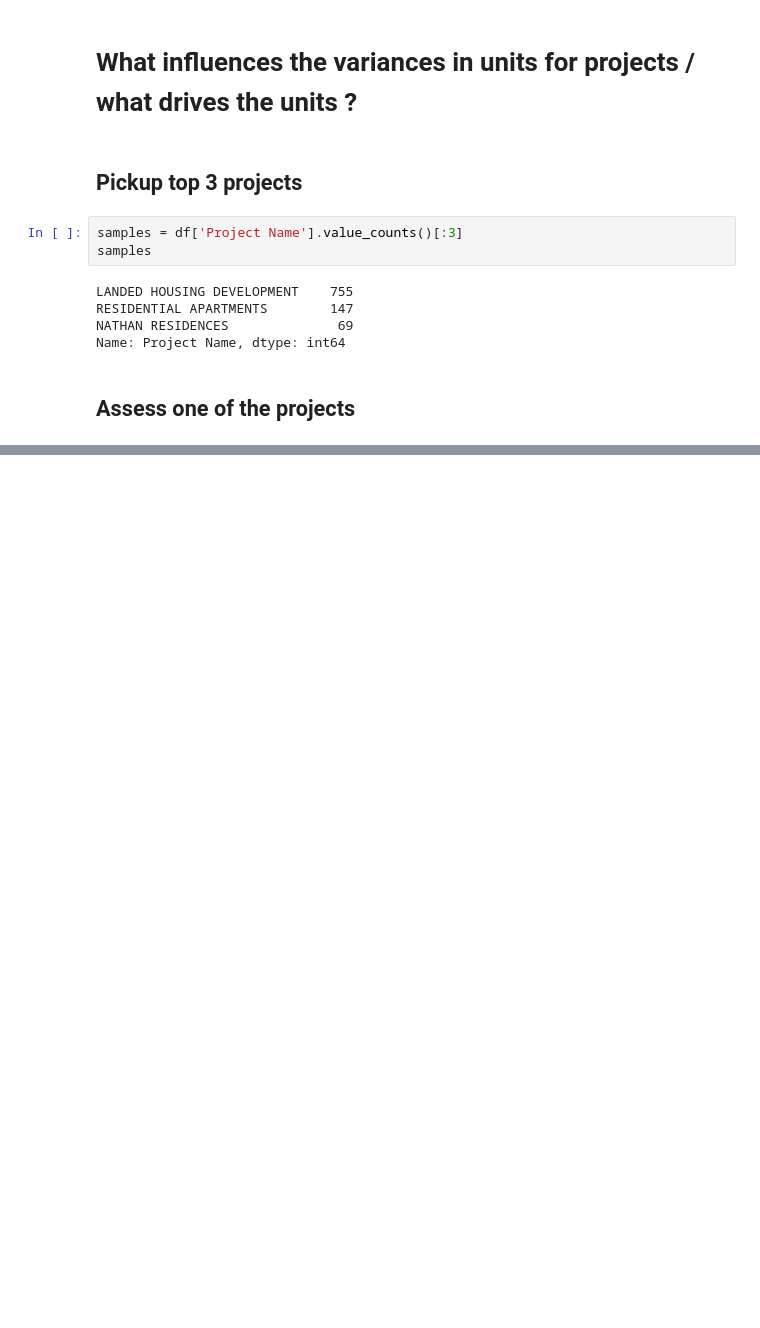
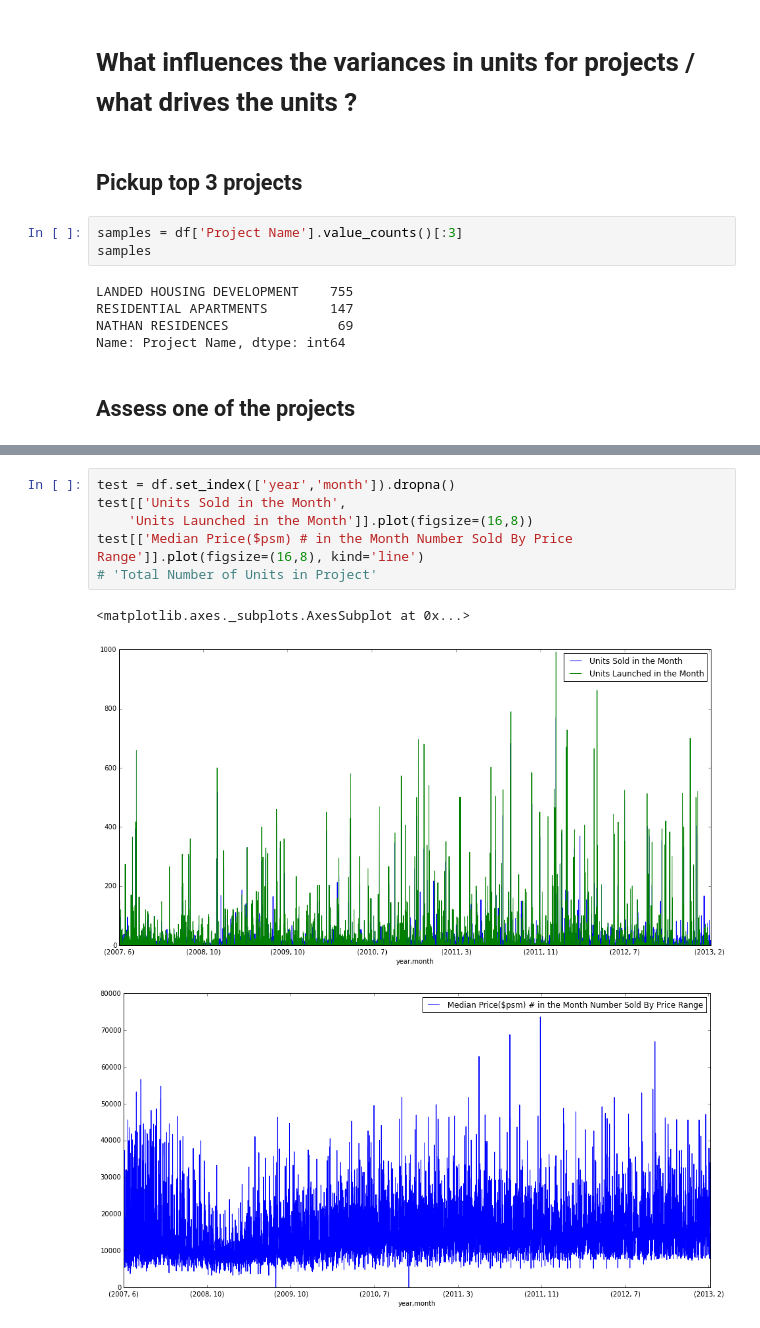
Before and after one commit to Devang-25/codeRiddles, a Jupyter notebook: gramener/property_singapore/prop_corr.ipynb, the cells around one changed output, grey strips where cells are left out. Drawn from its saved outputs; the diff is of its cells as text; blank space fills up the shorter version.

Commit message:
add graphs

```diff
--- a/gramener/property_singapore/prop_corr.ipynb
+++ b/gramener/property_singapore/prop_corr.ipynb
@@ -146,0 +161,10 @@ data[(data['Units Sold in the Month'] >= (data['Units Launched in the Month']/2)
+# %%
+test = df.set_index(['year','month']).dropna()
+test[['Units Sold in the Month',
+    'Units Launched in the Month']].plot(figsize=(16,8))
+test[['Median Price($psm) # in the Month Number Sold By Price Range']].plot(figsize=(16,8), kind='line')
+# 'Total Number of Units in Project'
+# %% [output]
+<matplotlib.axes._subplots.AxesSubplot at 0x...>
+[figure, added]
+[figure, added]
```
Also changed, not shown: parts of 7 cells of this notebook.
